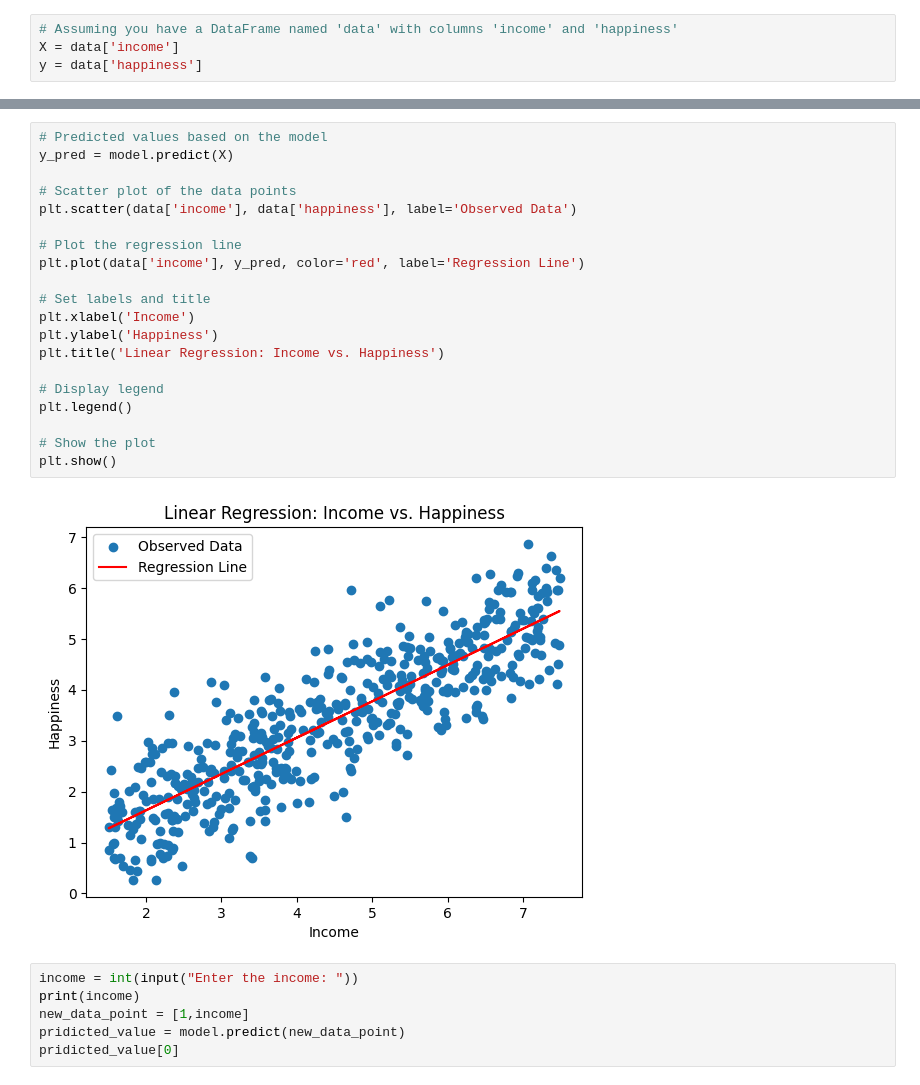
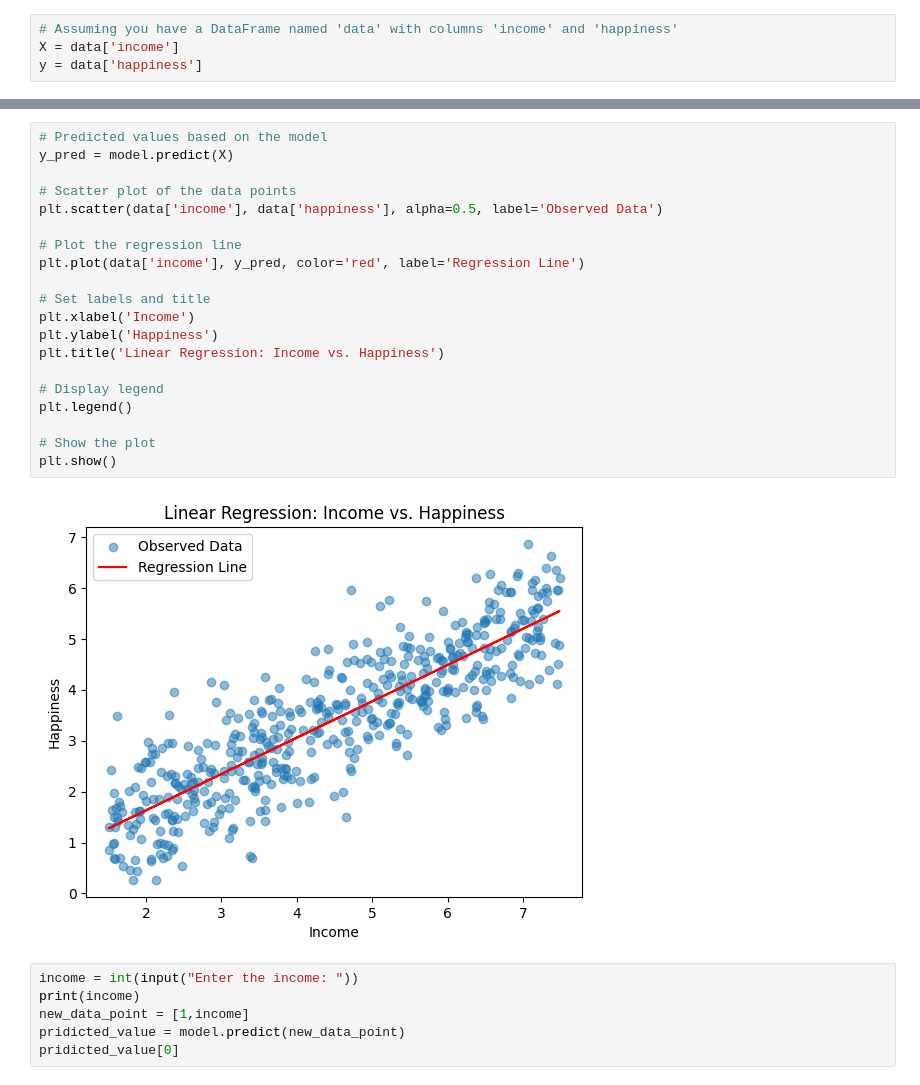
Before and after one commit to 1sumer/Python, a Jupyter notebook: Regression/linear_Multi.ipynb, the cells around one changed output, grey strips where cells are left out. Drawn from its saved outputs; the diff is of its cells as text.

```diff
--- a/Regression/linear_Multi.ipynb
+++ b/Regression/linear_Multi.ipynb
@@ -152,25 +147,25 @@ Notes:
 # %%
 # Predicted values based on the model
 y_pred = model.predict(X)
 
 # Scatter plot of the data points
-plt.scatter(data['income'], data['happiness'], label='Observed Data')
+plt.scatter(data['income'], data['happiness'], alpha=0.5, label='Observed Data')
 
 # Plot the regression line
 plt.plot(data['income'], y_pred, color='red', label='Regression Line')
 
 # Set labels and title
 plt.xlabel('Income')
 plt.ylabel('Happiness')
 plt.title('Linear Regression: Income vs. Happiness')
 
 # Display legend
 plt.legend()
 
 # Show the plot
 plt.show()
 # %% [output]
-[figure, old version]
+[figure, new version]
 # %%
 income = int(input("Enter the income: "))
 print(income)
```
Also changed, not shown: parts of 8 cells of this notebook.
